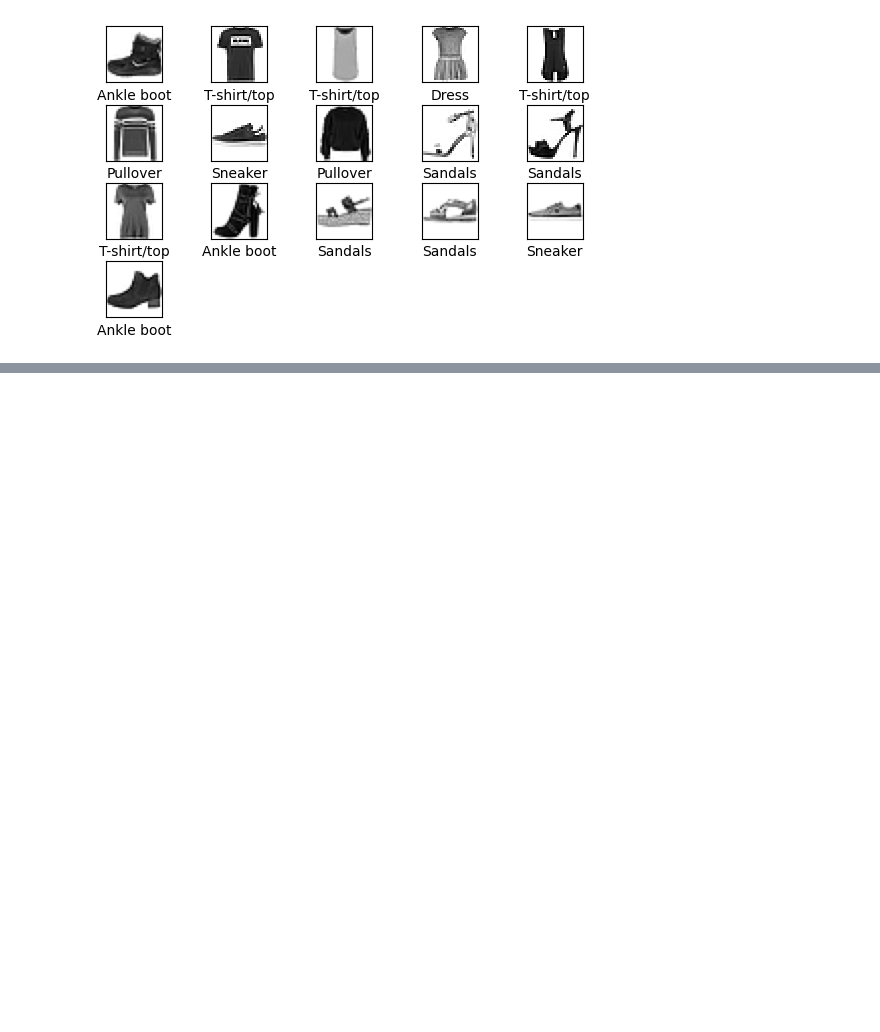
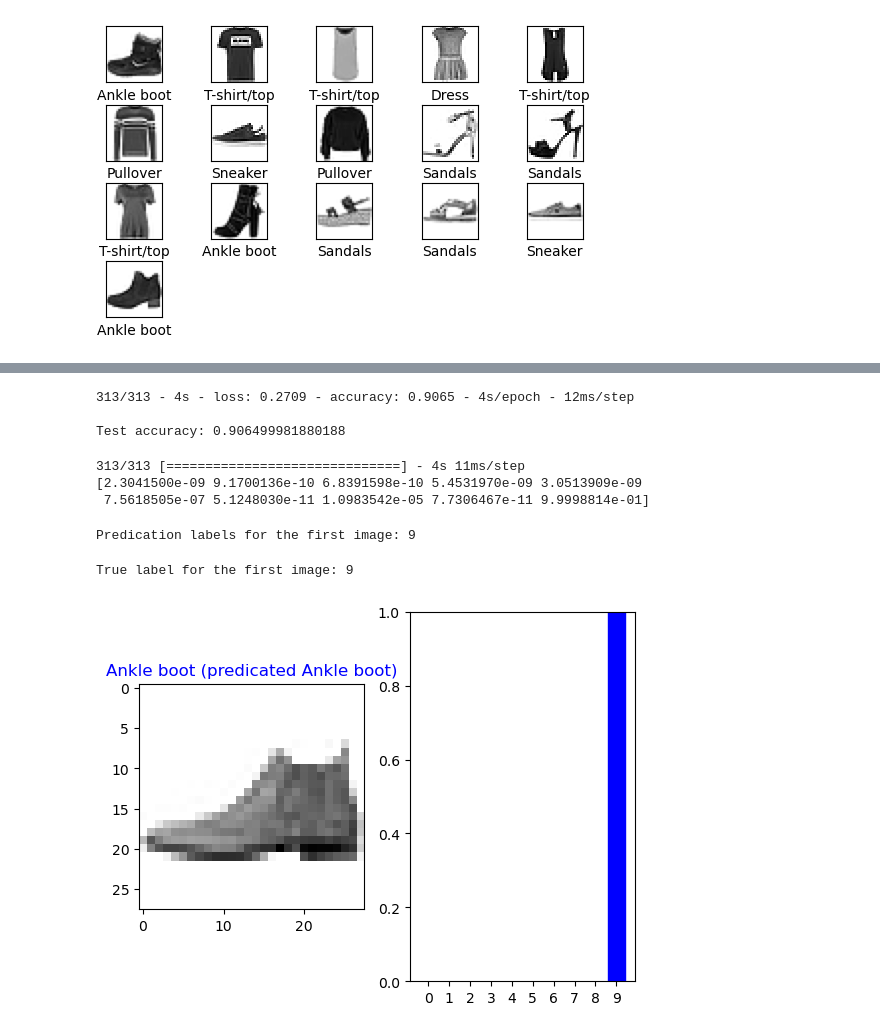
Before and after one commit to Borgia1459/clothe_image_categorization, a Jupyter notebook: src/understandingCNN.ipynb, the cells around one changed output, grey strips where cells are left out. Cells and saved outputs as stored; diff of their text form; code cells hidden in the pictures; blank space fills up the shorter version.

```diff
--- a/src/understandingCNN.ipynb
+++ b/src/understandingCNN.ipynb
@@ -63,0 +76,2 @@ model.summary()
+# %%
+model.fit(X_train, train_labels, epochs=10, batch_size=64, validation_data=(X_test, test_labels))
@@ -63,0 +100,42 @@ model.summary()
+# %%
+test_loss,test_acc = model.evaluate(X_test, test_labels, verbose = 2)
+print ('\nTest accuracy:', test_acc)
+# %% [output]
+313/313 - 4s - loss: 0.2709 - accuracy: 0.9065 - 4s/epoch - 12ms/step
+
+Test accuracy: 0.906499981880188
+# %%
+predictions = model.predict(X_test)
+print(predictions[0])
+# %% [output]
+313/313 [==============================] - 4s 11ms/step
+[2.3041500e-09 9.1700136e-10 6.8391598e-10 5.4531970e-09 3.0513909e-09
+ 7.5618505e-07 5.1248030e-11 1.0983542e-05 7.7306467e-11 9.9998814e-01]
+# %%
+import numpy as np
+print ('Predication labels for the first image:', np.argmax(predictions[0]))
+# %% [output]
+Predication labels for the first image: 9
+# %%
+print('True label for the first image:', test_labels[0])
+# %% [output]
+True label for the first image: 9
+# %%
+def plot_image_prediction(i, images, predictions, labels,class_names):
+    plt.subplot(1,2,1)
+    plt.imshow(images[i], cmap=plt.cm.binary)
+    prediction = np.argmax(predictions[i])
+    color = 'blue' if prediction == labels[i] else 'red'
+    plt.title(f'{class_names[labels[i]]} (predicated {class_names[prediction]})', color=color)
+    plt.subplot(1,2,2)
+    plt.grid(False)
+    plt.xticks(range(10))
+    plot = plt.bar(range(10),predictions[i], color = "#3F4C4CFF")
+    plt.ylim([0,1])
+    plot[prediction].set_color('red')
+    plot[labels[i]].set_color('blue')
+    plt.show()
+
+plot_image_prediction(0, X_test, predictions, test_labels, class_names)
+# %% [output]
+[figure, added]
```
Also changed, not shown: parts of 7 cells of this notebook, 18 other files.
